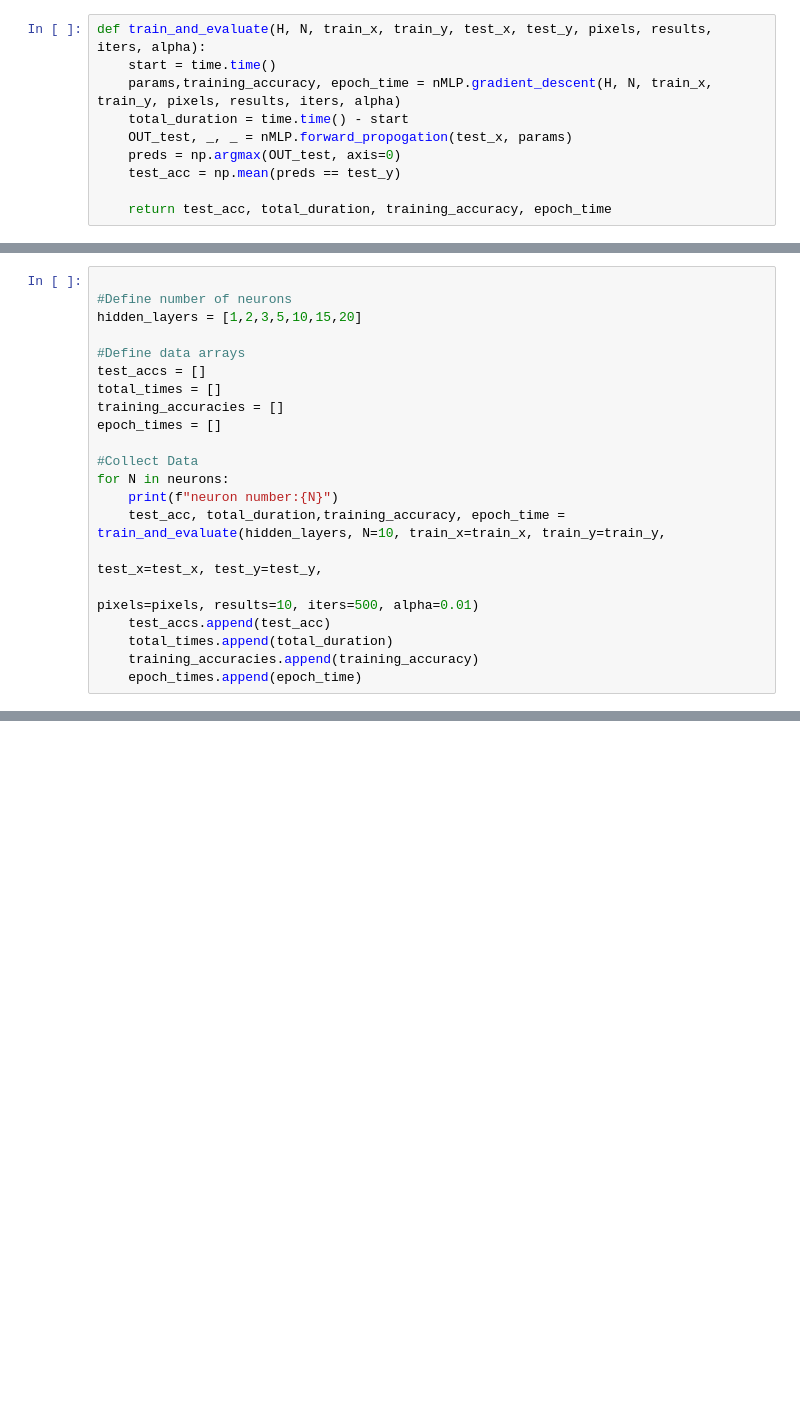
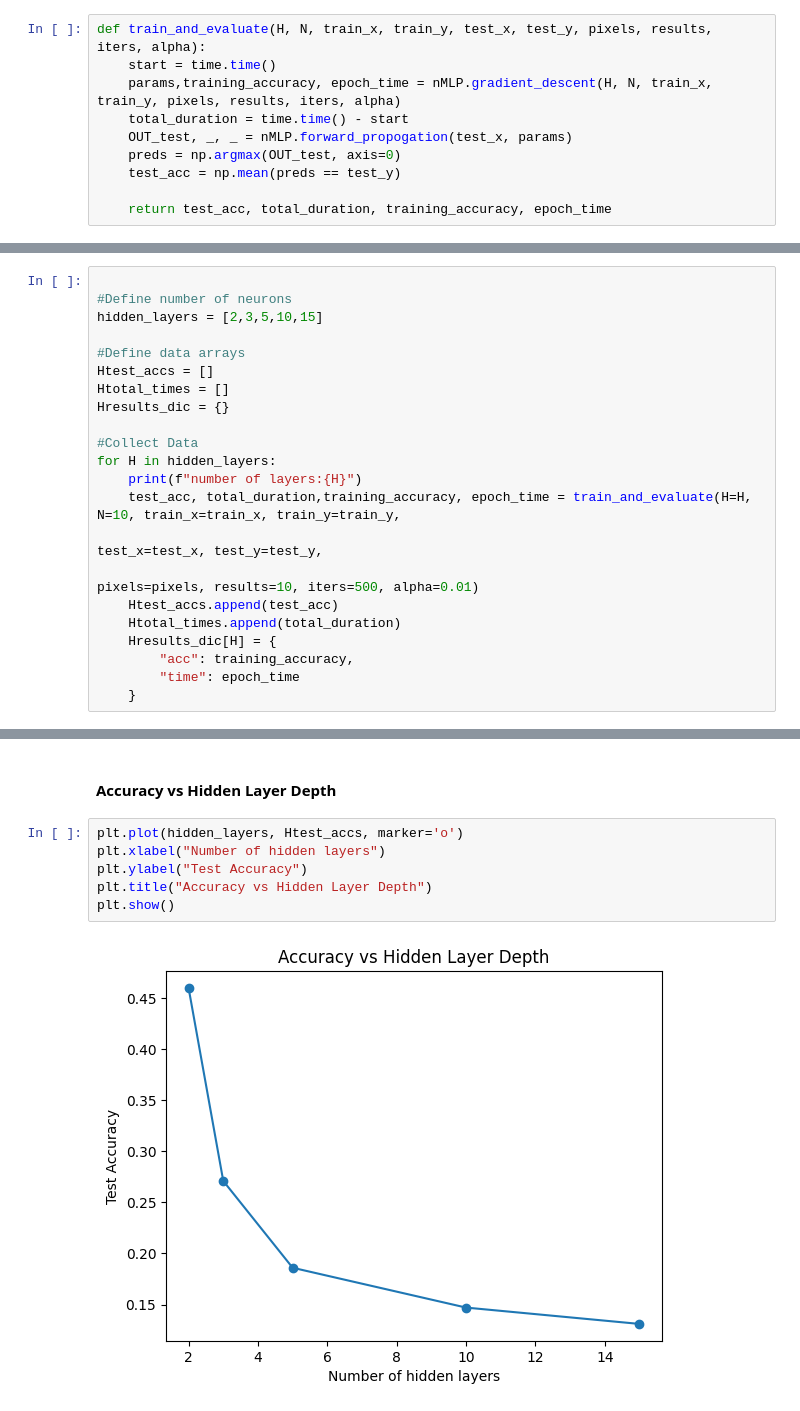
Before and after one commit to Featherless-bipod/variableMLP, a Jupyter notebook: src/main2.ipynb, the cells around one changed output, grey strips where cells are left out. Drawn from its saved outputs; the diff is of its cells as text; blank space fills up the shorter version.

```diff
--- a/src/main2.ipynb
+++ b/src/main2.ipynb
@@ -82,21 +121,22 @@ VARYING HIDDEN LAYER NUMBER
 # %%
 
 #Define number of neurons
-hidden_layers = [1,2,3,5,10,15,20]
+hidden_layers = [2,3,5,10,15]
 
 #Define data arrays
-test_accs = []
-total_times = []
-training_accuracies = []
-epoch_times = []
+Htest_accs = []
+Htotal_times = []
+Hresults_dic = {}
 
 #Collect Data
-for N in neurons:
-    print(f"neuron number:{N}")
-    test_acc, total_duration,training_accuracy, epoch_time = train_and_evaluate(hidden_layers, N=10, train_x=train_x, train_y=train_y,
+for H in hidden_layers:
+    print(f"number of layers:{H}")
+    test_acc, total_duration,training_accuracy, epoch_time = train_and_evaluate(H=H, N=10, train_x=train_x, train_y=train_y,
                                                                                         test_x=test_x, test_y=test_y,
                                                                                         pixels=pixels, results=10, iters=500, alpha=0.01)
-    test_accs.append(test_acc)
-    total_times.append(total_duration)
-    training_accuracies.append(training_accuracy)
-    epoch_times.append(epoch_time)
+    Htest_accs.append(test_acc)
+    Htotal_times.append(total_duration)
+    Hresults_dic[H] = {
+        "acc": training_accuracy,
+        "time": epoch_time
+    }
@@ -102,0 +161,10 @@ for N in neurons:
+# %% [markdown]
+#### Accuracy vs Hidden Layer Depth
+# %%
+plt.plot(hidden_layers, Htest_accs, marker='o')
+plt.xlabel("Number of hidden layers")
+plt.ylabel("Test Accuracy")
+plt.title("Accuracy vs Hidden Layer Depth")
+plt.show()
+# %% [output]
+[figure, added]
```
Also changed, not shown: parts of 19 cells of this notebook, 2 other files.
